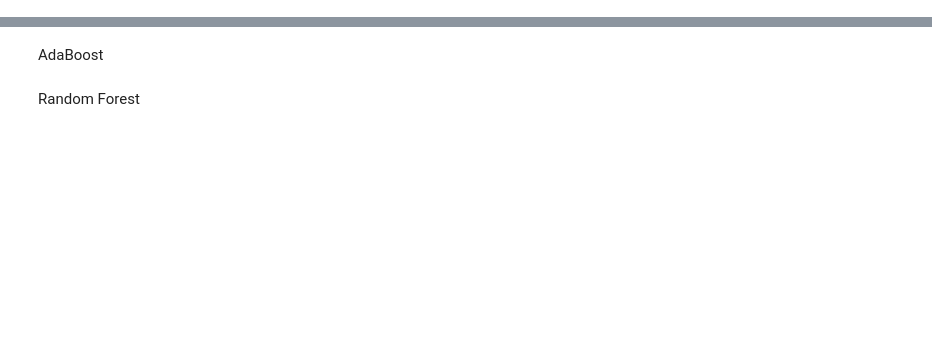
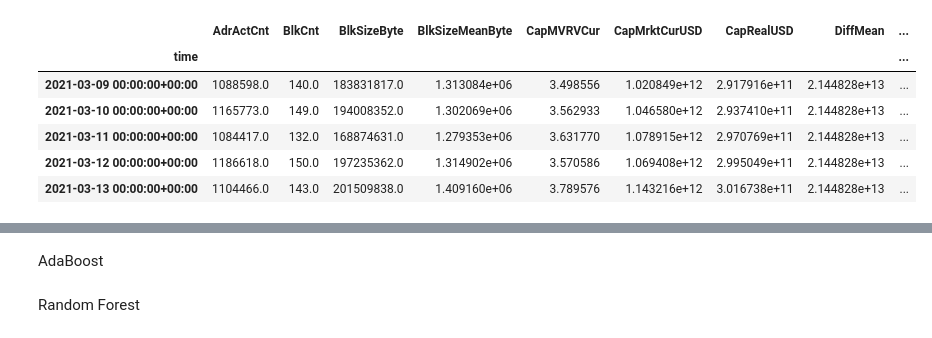
Before and after one commit to maxla777/Project-2, a Jupyter notebook: Monique/ML_models.ipynb, the cells around one changed output, grey strips where cells are left out. Cells and saved outputs as stored; diff of their text form; code cells hidden in the pictures; blank space fills up the shorter version.

```diff
--- a/Monique/ML_models.ipynb
+++ b/Monique/ML_models.ipynb
@@ -29,0 +29,12 @@ x_var_list = ['total_rooms', 'total_bedrooms', 'households']
+# %%
+btc_data.set_index(pd.to_datetime(btc_data['time'], infer_datetime_format=True), inplace=True)
+btc_data.drop(columns=['time'], inplace=True)
+btc_data.tail()
+# %% [output]
+|  | AdrActCnt | BlkCnt | BlkSizeByte | BlkSizeMeanByte | CapMVRVCur | CapMrktCurUSD | CapRealUSD | DiffMean | ... |
+| time |  |  |  |  |  |  |  |  | ... |
+| 2021-03-09 00:00:00+00:00 | 1088598.0 | 140.0 | 183831817.0 | 1.313084e+06 | 3.498556 | 1.020849e+12 | 2.917916e+11 | 2.144828e+13 | ... |
+| 2021-03-10 00:00:00+00:00 | 1165773.0 | 149.0 | 194008352.0 | 1.302069e+06 | 3.562933 | 1.046580e+12 | 2.937410e+11 | 2.144828e+13 | ... |
+| 2021-03-11 00:00:00+00:00 | 1084417.0 | 132.0 | 168874631.0 | 1.279353e+06 | 3.631770 | 1.078915e+12 | 2.970769e+11 | 2.144828e+13 | ... |
+| 2021-03-12 00:00:00+00:00 | 1186618.0 | 150.0 | 197235362.0 | 1.314902e+06 | 3.570586 | 1.069408e+12 | 2.995049e+11 | 2.144828e+13 | ... |
+| 2021-03-13 00:00:00+00:00 | 1104466.0 | 143.0 | 201509838.0 | 1.409160e+06 | 3.789576 | 1.143216e+12 | 3.016738e+11 | 2.144828e+13 | ... |
```
Also changed, not shown: parts of 9 cells of this notebook.
